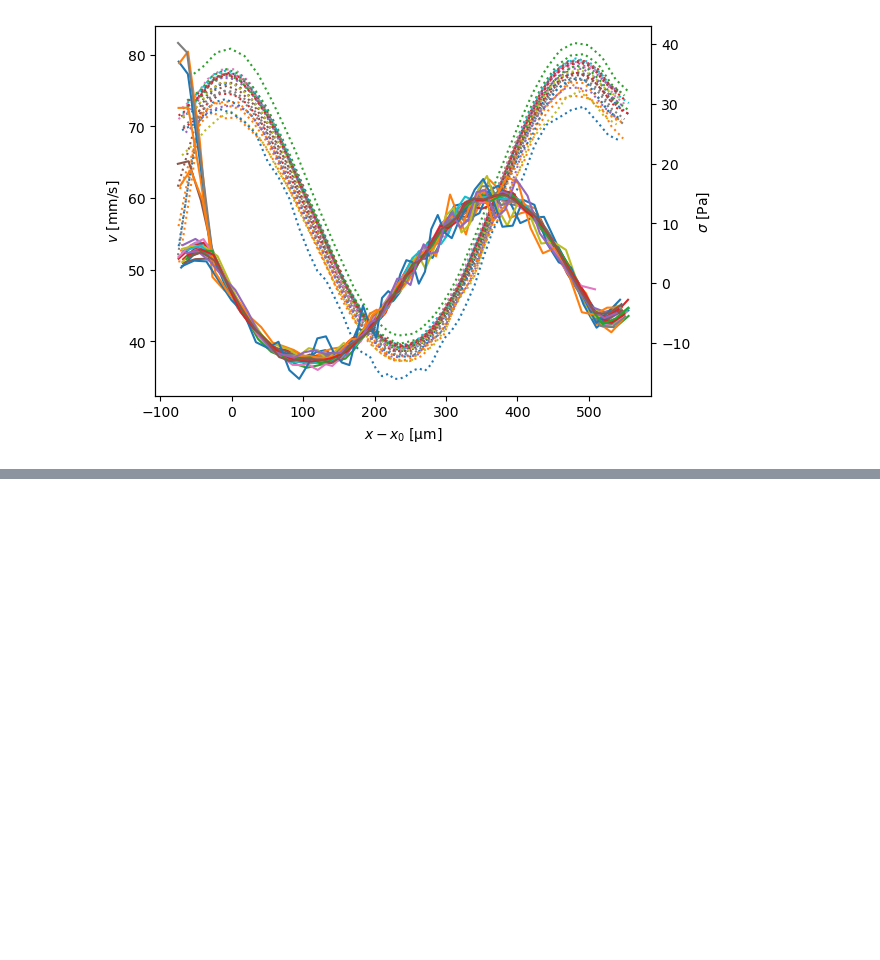
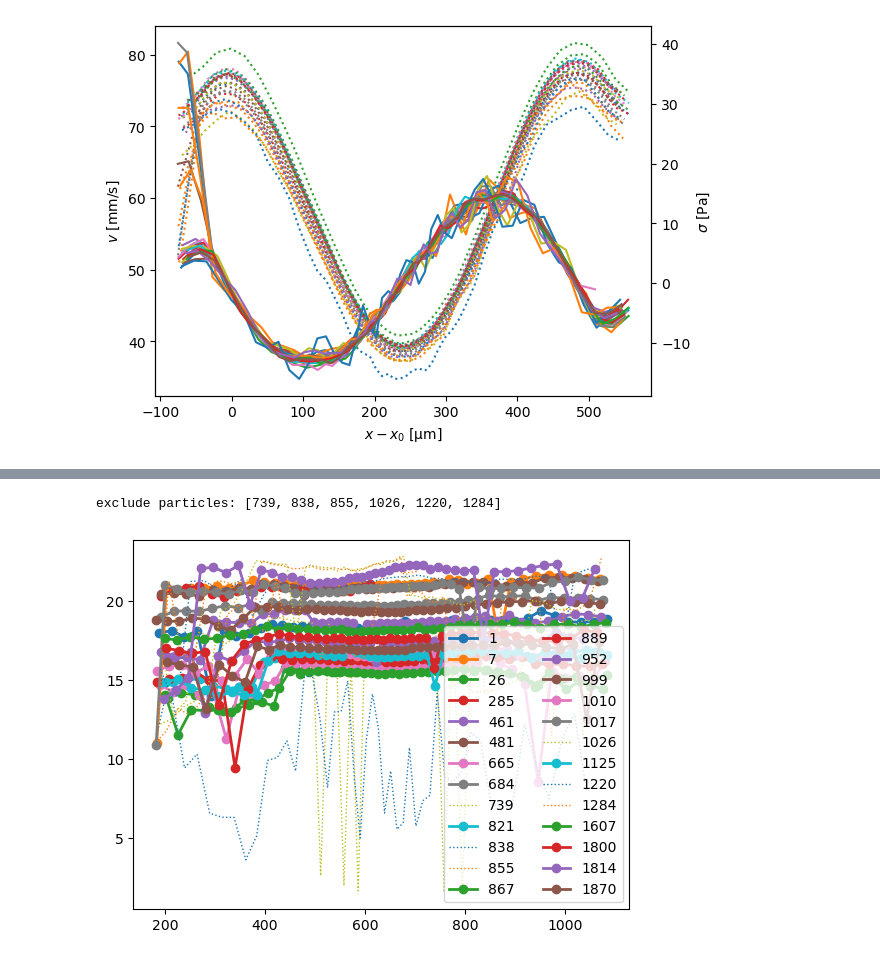
Before and after one commit to FattaccioliLab/Rheoflupy, a Jupyter notebook: Tutorial_DataAnalysis.ipynb, the cells around one changed output, grey strips where cells are left out. Drawn from its saved outputs; the diff is of its cells as text; code cells hidden in the pictures; blank space fills up the shorter version.

```diff
--- a/Tutorial_DataAnalysis.ipynb
+++ b/Tutorial_DataAnalysis.ipynb
@@ -166,0 +197,14 @@ da.track_postproc(track_df, px_size=px_size, fps=fps, eta=eta, plot=True, verbos
+# %%
+defdf_savepath = os.path.join(froot, img_name+'_def.csv')
+force_def = False
+if os.path.isfile(defdf_savepath) and not force_def:
+    print('csv filename with deformation result already present: skip deformation calculation')
+    track_df = pd.read_csv(defdf_savepath)
+    PID_sel = track_df['particle'].unique()
+else:
+    def_res, PID_sel = da.analyze_deformations(fpath, track_df, crop_roi_size=roi_size, img_bkg=bkg, img_bkgcorr_offset=bkgcorr_off,
+                                               img_blur_sigma=edge_blur, edge_threshold=edge_thr, smoothing_iterN=edge_iterN,
+                                               dbscan_eps=dbscan_eps, dbscan_minN=1, filter_r_thr=filter_r_thr,
+                                               plot_outdir=os.path.join(froot, 'out_tmp'), px_size=px_size, fps=fps)
+    track_df.to_csv(os.path.join(froot, img_name+'_def.csv'))
+track_df
@@ -166,0 +226,23 @@ da.track_postproc(track_df, px_size=px_size, fps=fps, eta=eta, plot=True, verbos
+# %%
+thr_relstd = 0.1
+
+pID_subset = []
+pID_excl = []
+fig, ax = plt.subplots()
+for pID in PID_sel:
+    cur_subdf = track_df[(track_df['particle'] == pID)]
+    if np.std(cur_subdf['rbar'])/np.mean(cur_subdf['rbar']) > thr_relstd:
+        fmt = ':'
+        lw=1
+        pID_excl.append(int(pID))
+    else:
+        fmt = 'o-'
+        lw=2
+        pID_subset.append(int(pID))
+    ax.plot(cur_subdf['x'], cur_subdf['rbar'], fmt, lw=lw, label=str(pID))
+ax.legend(ncol=2)
+
+print('exclude particles: ' + str(pID_excl))
+# %% [output]
+exclude particles: [739, 838, 855, 1026, 1220, 1284]
+[figure, added]
```
Also changed, not shown: parts of 12 cells of this notebook, 3 other files.
